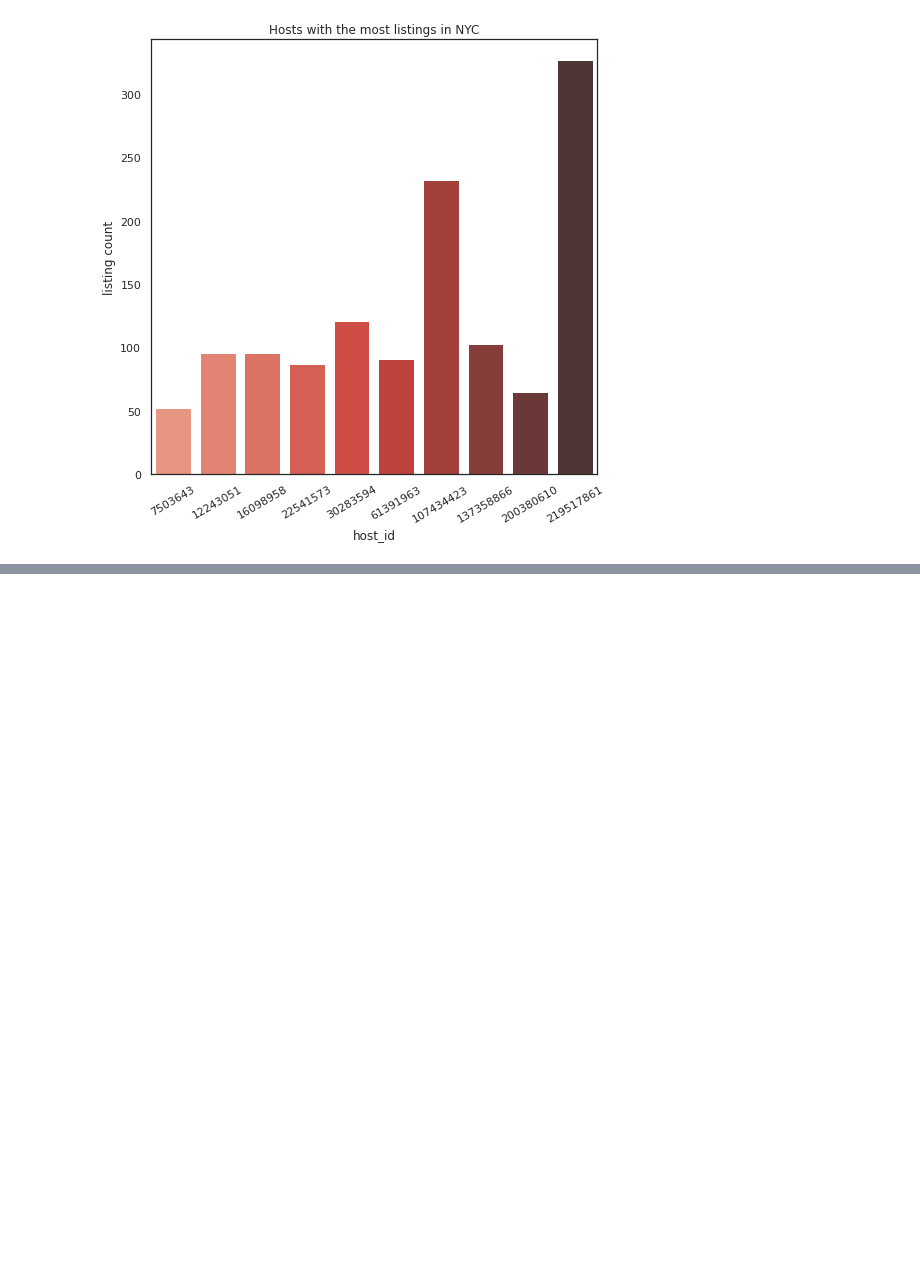
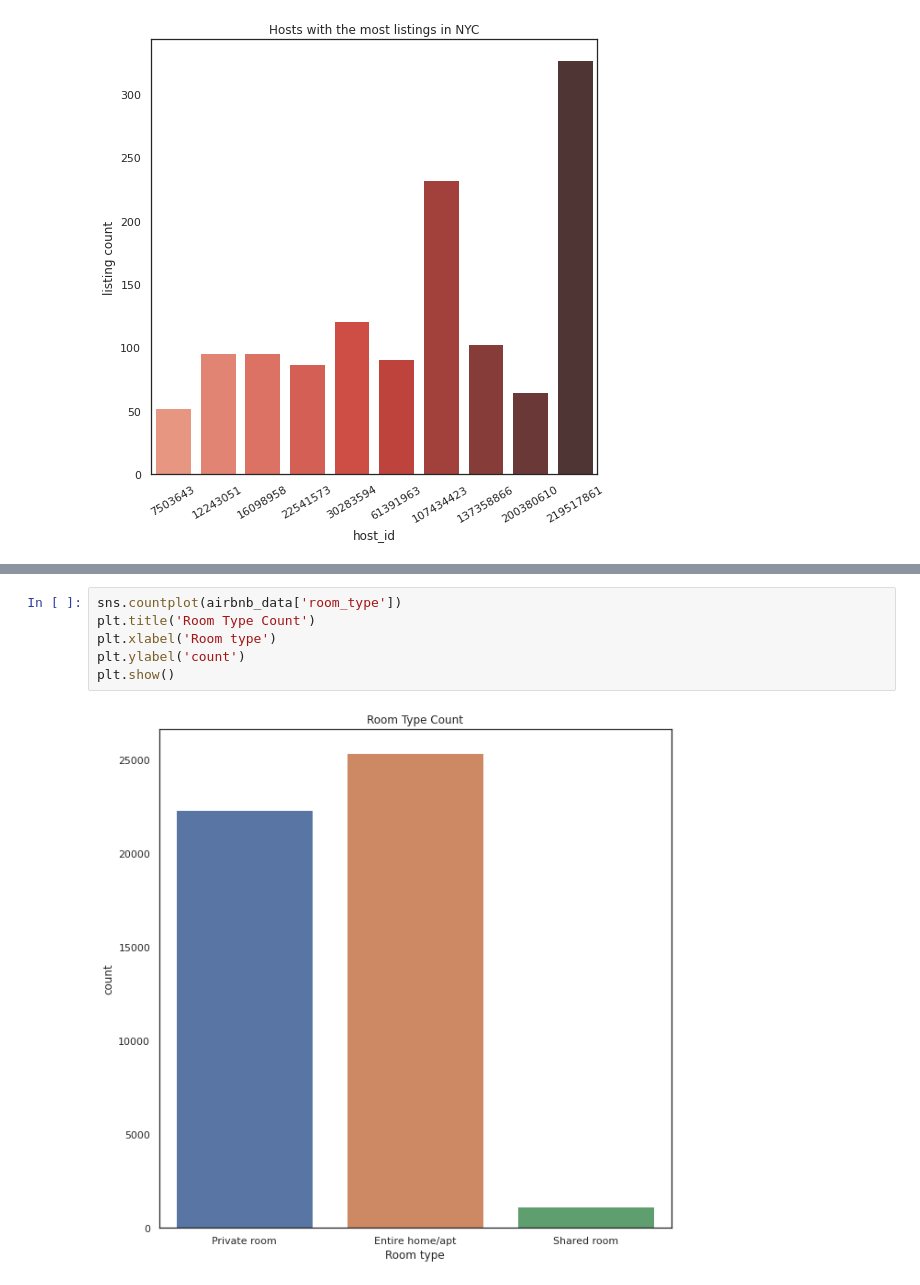
Before and after one commit to ritisha22/Airbnb-booking-analysis, a Jupyter notebook: Copy_of_Airbnb_Bookings_Analysis_Capstone_Project.ipynb, the cells around one changed output, grey strips where cells are left out. Drawn from its saved outputs; the diff is of its cells as text; blank space fills up the shorter version.

```diff
--- a/Copy_of_Airbnb_Bookings_Analysis_Capstone_Project.ipynb
+++ b/Copy_of_Airbnb_Bookings_Analysis_Capstone_Project.ipynb
@@ -225,0 +257,8 @@ viz_top_10host.set_xticklabels(viz_top_10host.get_xticklabels(),rotation=30)
+# %%
+sns.countplot(airbnb_data['room_type'])
+plt.title('Room Type Count')
+plt.xlabel('Room type')
+plt.ylabel('count')
+plt.show()
+# %% [output]
+[figure, added]
```
Also changed, not shown: parts of 5 cells of this notebook.
